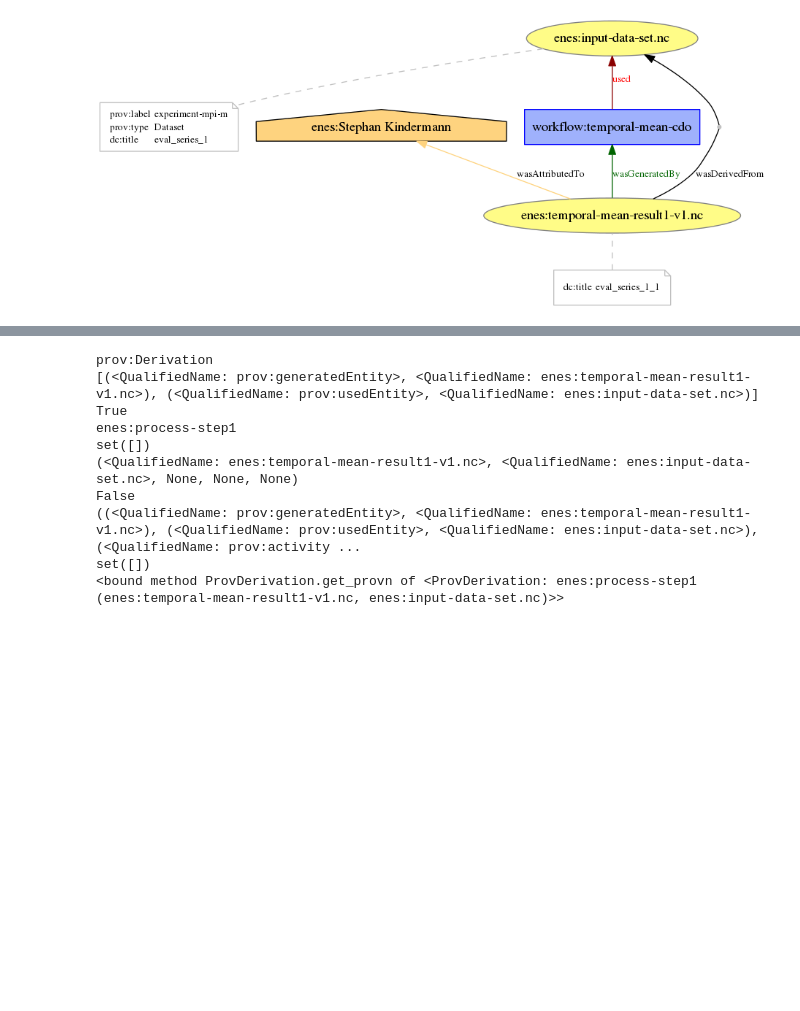
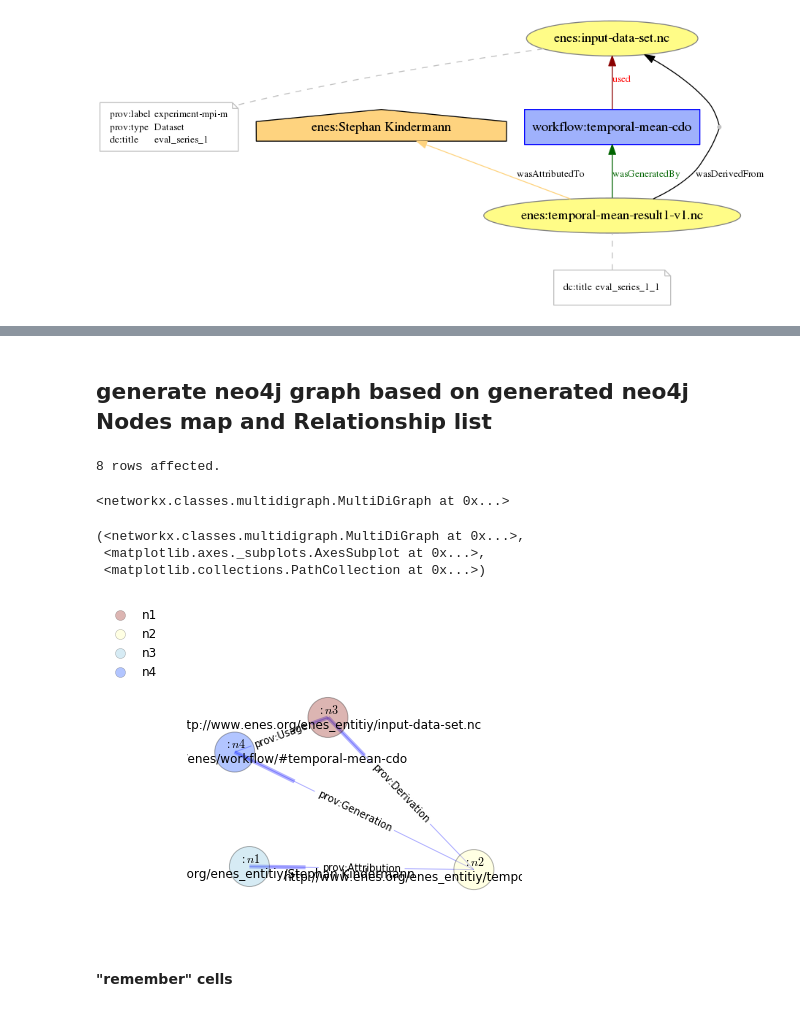
Before and after one commit to stephank16/enes_graph_use_case, a Jupyter notebook: ENES-prov-1.ipynb, the cells around one changed output, grey strips where cells are left out. Cells and saved outputs as stored; diff of their text form; code cells hidden in the pictures; blank space fills up the shorter version.

Commit message:
complete working w3c - neo4j example - code included

```diff
--- a/ENES-prov-1.ipynb
+++ b/ENES-prov-1.ipynb
@@ -135,0 +249,2 @@ to be finalized
+# %% [markdown]
+## generate neo4j graph based on generated neo4j Nodes map and Relationship list
@@ -136,6 +262,23 @@ to be finalized
+# %%
+results = %cypher http://neo4j:prolog16@localhost:7474/db/data MATCH (a)-[r]-(b) RETURN a,r, b
+%matplotlib inline
+results.get_graph()
+# %% [output]
+8 rows affected.
+<networkx.classes.multidigraph.MultiDiGraph at 0x...>
+# %%
+results.draw()
+# %% [output]
+(<networkx.classes.multidigraph.MultiDiGraph at 0x...>,
+ <matplotlib.axes._subplots.AxesSubplot at 0x...>,
+ <matplotlib.collections.PathCollection at 0x...>)
+[figure, added]
+# %% [markdown]
+#### "remember" cells
 # %%
+# example info calls on nodes and relations ..
 der = d2.get_records()[0]
-print der.get_type()
+print der.get_type()._str + "tst"
 print der.attributes
 print der.is_relation()
 print der.label
@@ -145,14 +288,3 @@ print der.is_element()
 print der.formal_attributes
 print der.get_asserted_types()
 print der.get_provn
-# %% [output]
-prov:Derivation
-[(<QualifiedName: prov:generatedEntity>, <QualifiedName: enes:temporal-mean-result1-v1.nc>), (<QualifiedName: prov:usedEntity>, <QualifiedName: enes:input-data-set.nc>)]
-True
-enes:process-step1
-set([])
-(<QualifiedName: enes:temporal-mean-result1-v1.nc>, <QualifiedName: enes:input-data-set.nc>, None, None, None)
-False
-((<QualifiedName: prov:generatedEntity>, <QualifiedName: enes:temporal-mean-result1-v1.nc>), (<QualifiedName: prov:usedEntity>, <QualifiedName: enes:input-data-set.nc>), (<QualifiedName: prov:activity ...
-set([])
-<bound method ProvDerivation.get_provn of <ProvDerivation: enes:process-step1 (enes:temporal-mean-result1-v1.nc, enes:input-data-set.nc)>>
```
Also changed, not shown: parts of 13 cells of this notebook.
